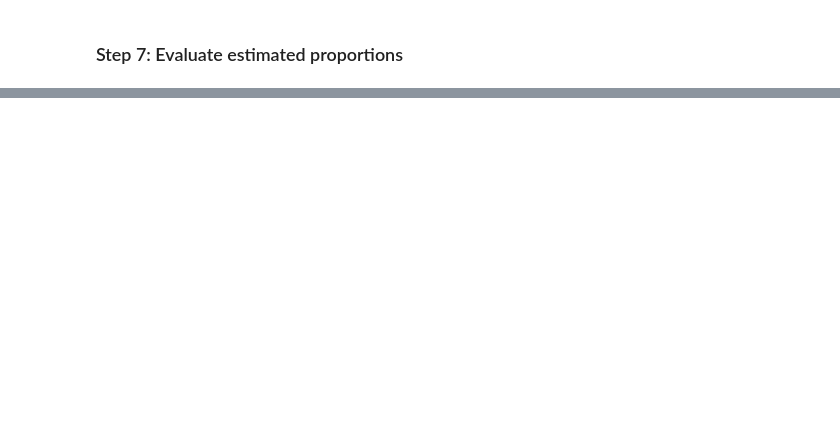
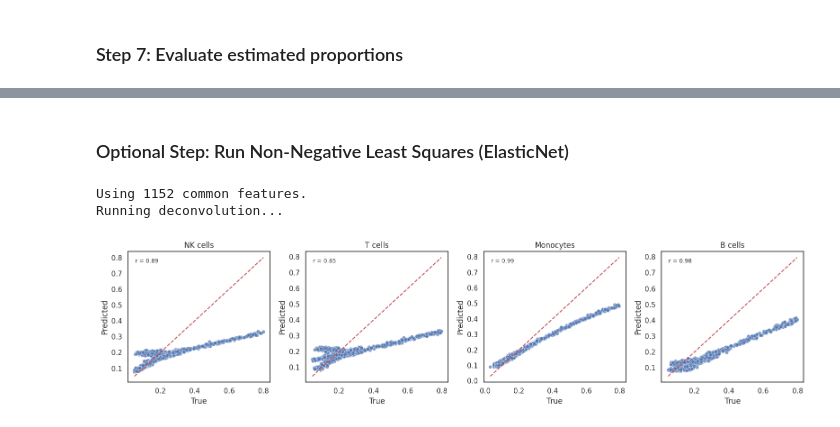
Before and after one commit to Eastmanmd/DECONVersation, a Jupyter notebook: tutorials/extracting_embeddings_from_pseudobulk.ipynb, the cells around one changed output, grey strips where cells are left out. Drawn from its saved outputs; the diff is of its cells as text; code cells hidden in the pictures; blank space fills up the shorter version.

```diff
--- a/tutorials/extracting_embeddings_from_pseudobulk.ipynb
+++ b/tutorials/extracting_embeddings_from_pseudobulk.ipynb
@@ -79,7 +54,7 @@ KeyboardInterrupt:
 # %% [markdown]
 ### Step 3: Create signature matrix
 # %%
-sig_mat_gf = create_signature_matrix(adata = adata,
+sig_mat = create_signature_matrix(adata = adata,
                                      sample_col = "batch", # sample id column
                                      celltype_col = "broad_type",
                                      groupby = "broad_type",
@@ -168,0 +176,21 @@ plot_rmse_vs_corr_by_celltype(
+# %% [markdown]
+### Optional Step: Run Non-Negative Least Squares (ElasticNet)
+# %%
+# Run NNLS
+cell_prop_pred = run_deconv(bulk_df = pseudo_bulk_embed.T,
+                                 signature_df = sig_mat_gf_embed.T,
+                            solver= "elasticnet",
+                                 normalize = True)
+
+# Visualize
+plot_true_vs_predicted(
+    y_true_df = cell_prop,
+    y_pred_df = cell_prop_pred,
+    stratify_by_celltype = True,
+    dot_size = 30,n_cols=4,
+    figsize_per_plot = (4,4)
+)
+# %% [output]
+Using 1152 common features.
+Running deconvolution...
+[figure, added]
```
Also changed, not shown: parts of 20 cells of this notebook.
